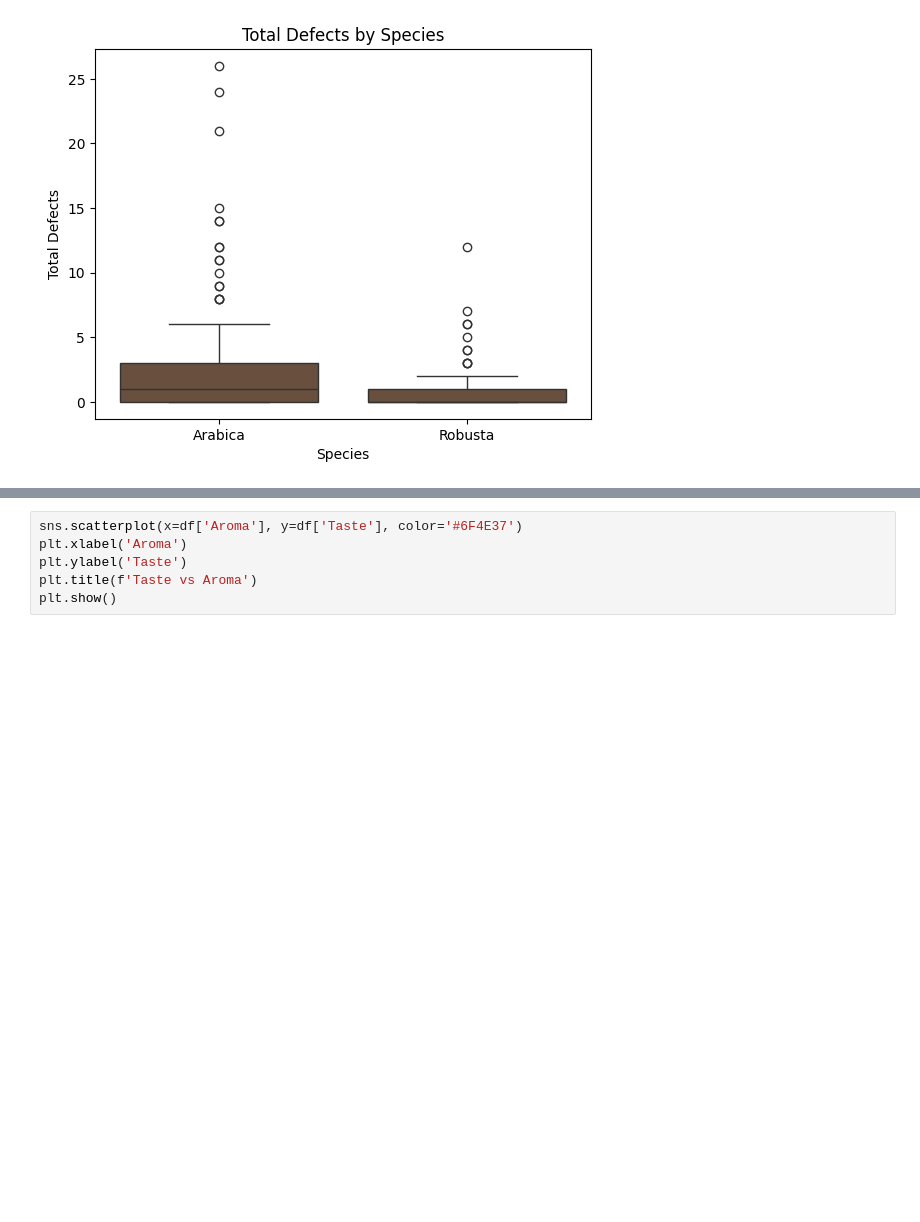
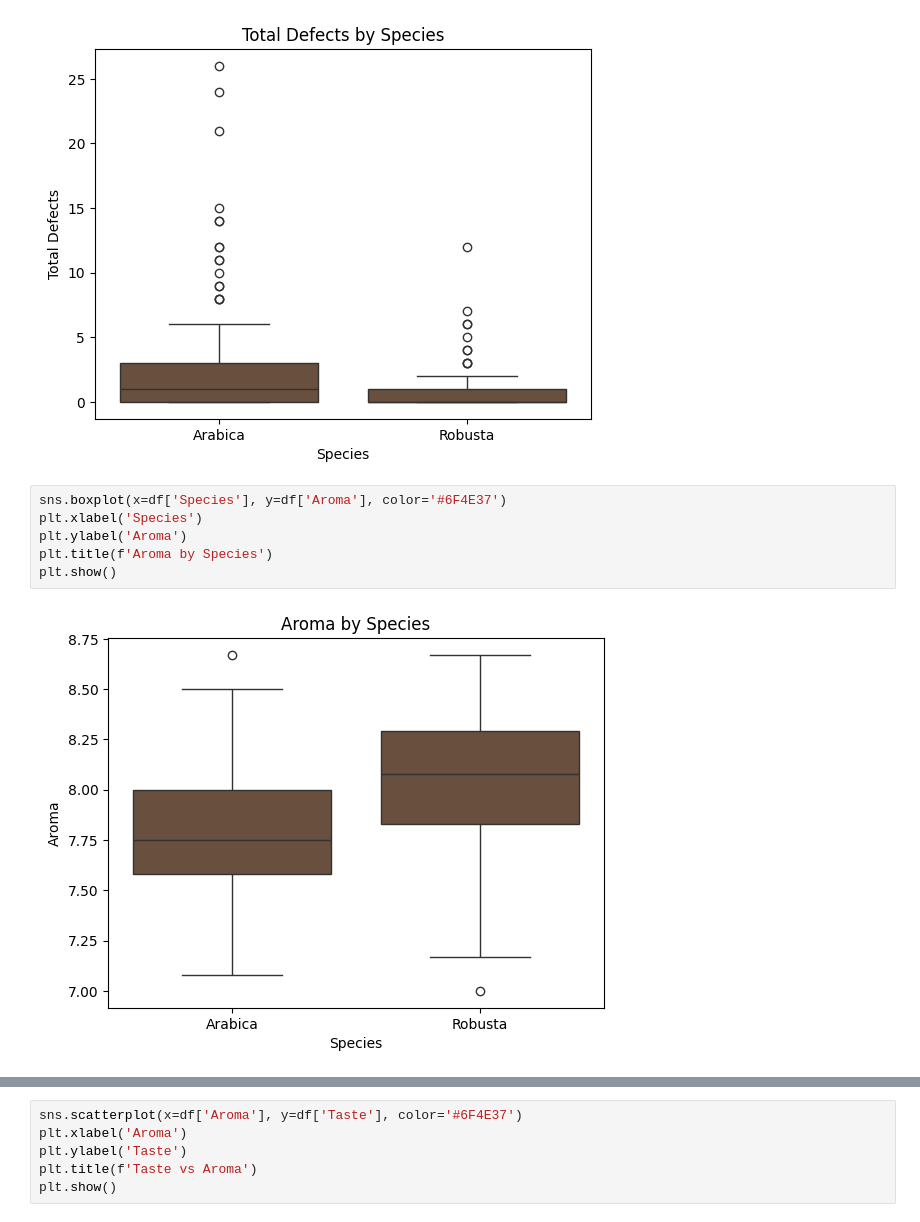
Before and after one commit to ashritakodali/coffee_quality_analysis, a Jupyter notebook: ML_Project_Clustering.ipynb, the cells around one changed output, grey strips where cells are left out. Drawn from its saved outputs; the diff is of its cells as text; blank space fills up the shorter version.

```diff
--- a/ML_Project_Clustering.ipynb
+++ b/ML_Project_Clustering.ipynb
@@ -146,3 +170,11 @@ plt.title(f'Total Defects by Species')
 plt.show()
 # %% [output]
 [figure]
+# %%
+sns.boxplot(x=df['Species'], y=df['Aroma'], color='#6F4E37')
+plt.xlabel('Species')
+plt.ylabel('Aroma')
+plt.title(f'Aroma by Species')
+plt.show()
+# %% [output]
+[figure, added]
```
Also changed, not shown: parts of 13 cells of this notebook.
